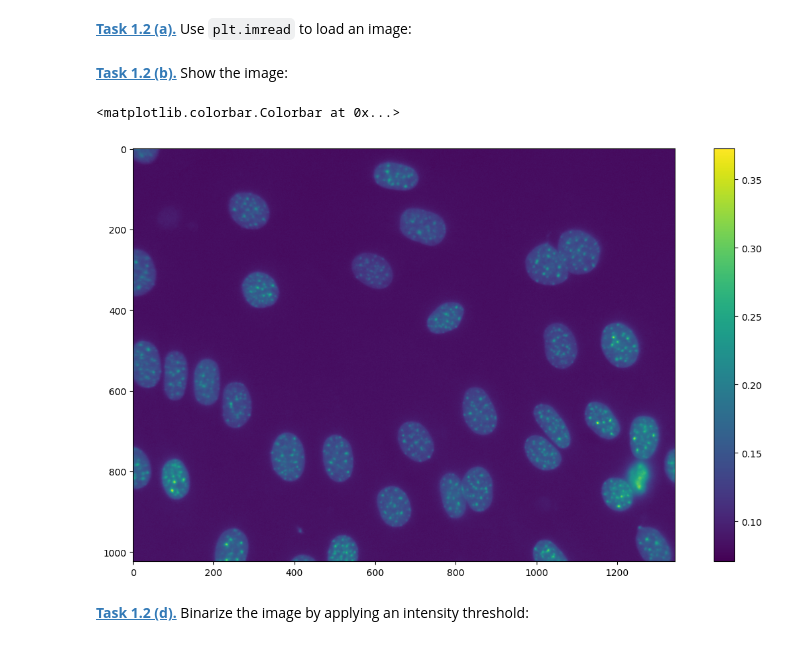
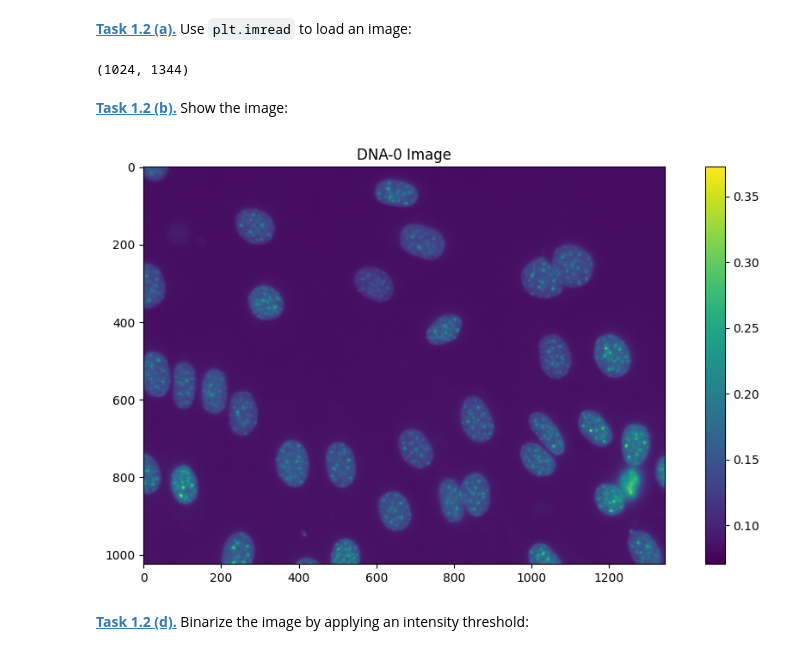
Before and after one commit to lottagambert/mobi-fs5-python, a Jupyter notebook: segm_threshold.ipynb, the cells around one changed output. Drawn from its saved outputs; the diff is of its cells as text; code cells hidden in the pictures.

```diff
--- a/segm_threshold.ipynb
+++ b/segm_threshold.ipynb
@@ -7,14 +7,18 @@ import matplotlib.pyplot as plt
 **[Task 1.2 (a).]()** Use `plt.imread` to load an image:
 # %%
 img = plt.imread("data/NIH3T3/im/dna-0.png")
+img.shape
+# %% [output]
+(1024, 1344)
 # %% [markdown]
 **[Task 1.2 (b).]()** Show the image:
 # %%
-plt.figure(figsize=(15,8))
+plt.figure(figsize=(12, 6))
 plt.imshow(img)
 plt.colorbar()
+plt.title("DNA-0 Image")
+plt.show()
 # %% [output]
-<matplotlib.colorbar.Colorbar at 0x...>
-[figure, old version]
+[figure, new version]
 # %% [markdown]
 **[Task 1.2 (d).]()** Binarize the image by applying an intensity threshold:
```
Also changed, not shown: parts of 4 cells of this notebook.
